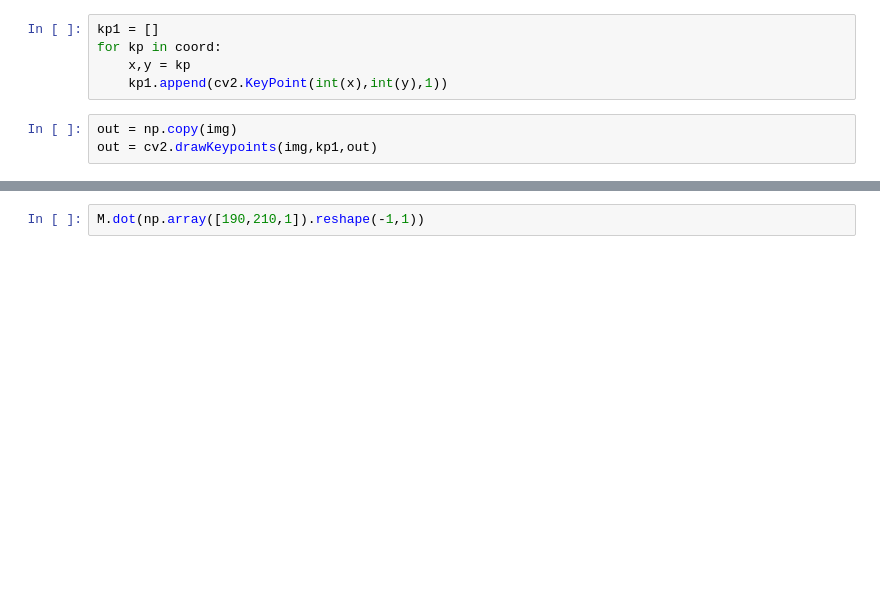
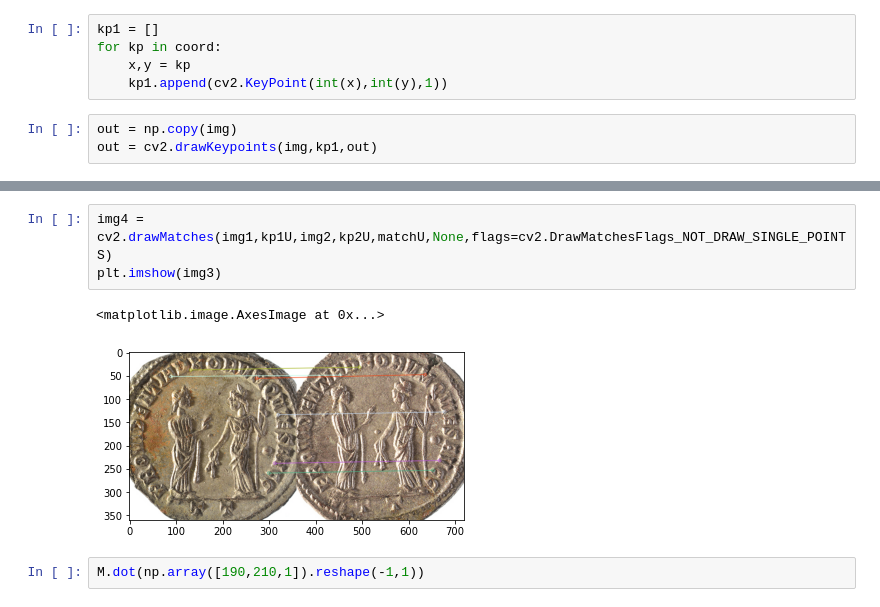
Before and after one commit to alexandreBerezin/ACCAL, a Jupyter notebook: docs/notebooks/distance.ipynb, the cells around one changed output, grey strips where cells are left out. Cells and saved outputs as stored; diff of their text form; blank space fills up the shorter version.

```diff
--- a/docs/notebooks/distance.ipynb
+++ b/docs/notebooks/distance.ipynb
@@ -81,3 +122,9 @@ print(M)
+# %%
+img4 = cv2.drawMatches(img1,kp1U,img2,kp2U,matchU,None,flags=cv2.DrawMatchesFlags_NOT_DRAW_SINGLE_POINTS)
+plt.imshow(img3)
+# %% [output]
+<matplotlib.image.AxesImage at 0x...>
+[figure, added]
 # %%
 M.dot(np.array([190,210,1]).reshape(-1,1))
 # %% [output]
```
Also changed, not shown: parts of 8 cells of this notebook, 6 other files.
